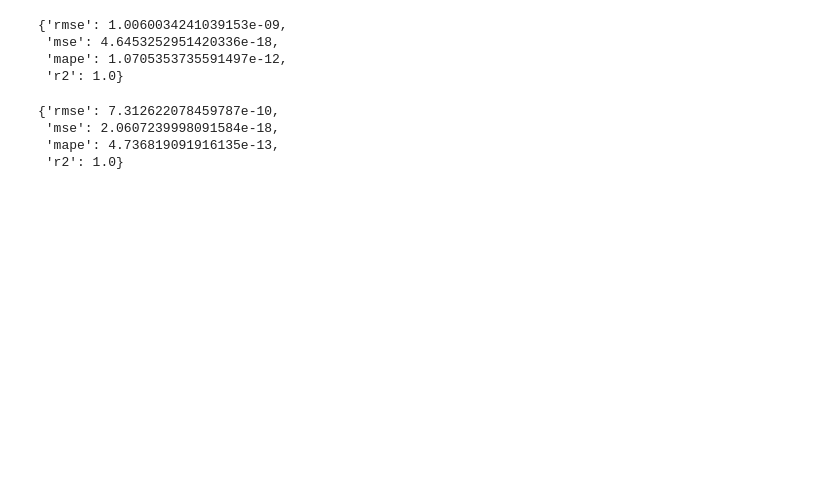
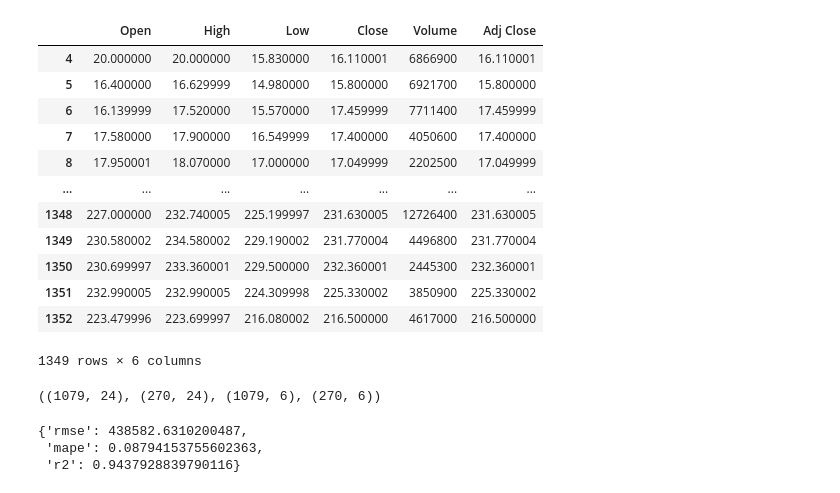
Before and after one commit to HaiAu2501/EL4TF, a Jupyter notebook: linear_models/linear_regression.ipynb, the cells around one changed output. Saved outputs shown, nothing was run; the diff lists cells and outputs as text; code cells hidden in the pictures; blank space fills up the shorter version.

```diff
--- a/linear_models/linear_regression.ipynb
+++ b/linear_models/linear_regression.ipynb
@@ -96,0 +70,30 @@ train_output
+# %%
+train_val_output
+# %% [output]
+|  | Open | High | Low | Close | Volume | Adj Close |
+| 4 | 20.000000 | 20.000000 | 15.830000 | 16.110001 | 6866900 | 16.110001 |
+| 5 | 16.400000 | 16.629999 | 14.980000 | 15.800000 | 6921700 | 15.800000 |
+| 6 | 16.139999 | 17.520000 | 15.570000 | 17.459999 | 7711400 | 17.459999 |
+| 7 | 17.580000 | 17.900000 | 16.549999 | 17.400000 | 4050600 | 17.400000 |
+| 8 | 17.950001 | 18.070000 | 17.000000 | 17.049999 | 2202500 | 17.049999 |
+| ... | ... | ... | ... | ... | ... | ... |
+| 1348 | 227.000000 | 232.740005 | 225.199997 | 231.630005 | 12726400 | 231.630005 |
+| 1349 | 230.580002 | 234.580002 | 229.190002 | 231.770004 | 4496800 | 231.770004 |
+| 1350 | 230.699997 | 233.360001 | 229.500000 | 232.360001 | 2445300 | 232.360001 |
+| 1351 | 232.990005 | 232.990005 | 224.309998 | 225.330002 | 3850900 | 225.330002 |
+| 1352 | 223.479996 | 223.699997 | 216.080002 | 216.500000 | 4617000 | 216.500000 |
+1349 rows × 6 columns
+# %%
+from sklearn.model_selection import train_test_split
+
+
+train_input, val_input, train_output, val_output = train_test_split(
+    train_val_input,
+    train_val_output,
+    train_size=0.8,
+    random_state=42,
+    shuffle=True,
+)
+train_input.shape, val_input.shape, train_output.shape, val_output.shape
+# %% [output]
+((1079, 24), (270, 24), (1079, 6), (270, 6))
@@ -101,7 +111,6 @@ import numpy
 from sklearn.linear_model import LinearRegression
 from sklearn.metrics import (
     mean_absolute_percentage_error,
-    mean_squared_error,
     root_mean_squared_error,
     r2_score,
 )
@@ -109,7 +118,6 @@ from sklearn.metrics import (
 
 class Metrics(TypedDict):
     rmse: float
-    mse: float
     mape: float
     r2: float
 
@@ -117,25 +125,15 @@ class Metrics(TypedDict):
 def metrics(true: pandas.DataFrame, pred: numpy.ndarray) -> Metrics:
     return {
         "rmse": root_mean_squared_error(true, pred),
-        "mse": mean_squared_error(true, pred),
         "mape": mean_absolute_percentage_error(true, pred),
         "r2": r2_score(true, pred),
     }
 
 
 model = LinearRegression()
-model.fit(train_input, train_output)
-metrics(train_output, model.predict(train_input))
+model.fit(train_input_scaled, train_output)
+metrics(train_output, model.predict(train_input_scaled))
 # %% [output]
-{'rmse': 1.0060034241039153e-09,
- 'mse': 4.6453252951420336e-18,
- 'mape': 1.0705353735591497e-12,
- 'r2': 1.0}
+{'rmse': 438582.6310200487,
+ 'mape': 0.08794153755602363,
+ 'r2': 0.9437928839790116}
-# %%
-val_input, val_output = extract_xy(val, context_size=CONTEXT_SIZE)
-metrics(val_output, model.predict(val_input))
-# %% [output]
-{'rmse': 7.312622078459787e-10,
- 'mse': 2.0607239998091584e-18,
- 'mape': 4.736819091916135e-13,
- 'r2': 1.0}
```
Also changed, not shown: parts of 13 cells of this notebook.
